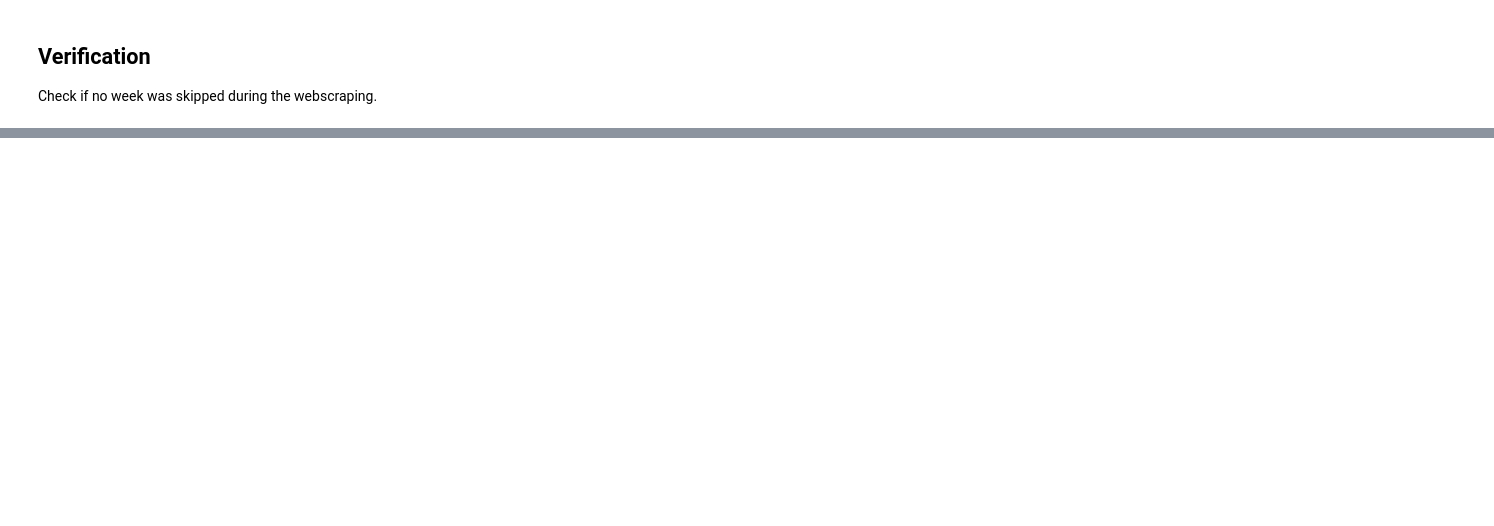
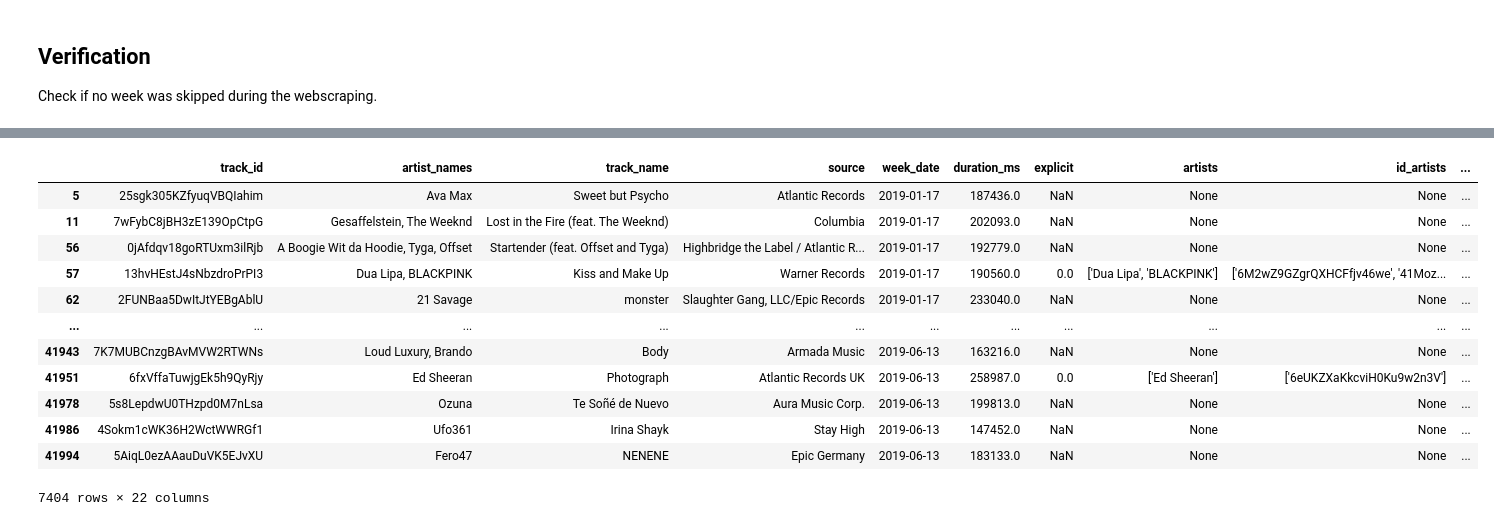
Before and after one commit to Ayabekhtiar/spotify_charts_project, a Jupyter notebook: data_cleaning.ipynb, the cells around one changed output, grey strips where cells are left out. Drawn from its saved outputs; the diff is of its cells as text; code cells hidden in the pictures; blank space fills up the shorter version.

Commit message:
3 medaillons data pipeline + data cleaning step completed

```diff
--- a/data_cleaning.ipynb
+++ b/data_cleaning.ipynb
@@ -85,0 +124,7 @@ Unexpected extra dates:
+# %%
+df_enrichment2_path = os.path.join(DATA_DIR, "bronze", "spotify_top_songs_audio_features.csv")
+df_enrichment2 = pd.read_csv(df_enrichment2_path)
+if "id" in df_enrichment2.columns:
+    # Replace id with track_id
+    df_enrichment2.rename(columns={"id": "track_id"}, inplace=True)
+df_enrichment2.shape, df_enrichment2.columns
@@ -85,0 +138,16 @@ Unexpected extra dates:
+# %%
+# List all dataframes in a kaggle_enrichment3_dir, then add them together to it is one big dataframe
+kaggle_enrichment3_dir = os.path.join(DATA_DIR, "bronze", "kaggle_enrichment3")
+import glob
+
+# List all CSV files in the kaggle_enrichment3_dir
+csv_files = glob.glob(os.path.join(kaggle_enrichment3_dir, "*.csv"))
+
+# Read each CSV file into a DataFrame and collect them in a list
+df_list = [pd.read_csv(f) for f in csv_files]
+
+# Concatenate all DataFrames into a single big DataFrame
+df_enrichment3 = pd.concat(df_list, ignore_index=True)
+
+# Show shape and columns to confirm final structure
+df_enrichment3.shape, df_enrichment3.columns
@@ -85,0 +165,3 @@ Unexpected extra dates:
+# %%
+# Enrich missing values from external enrichment DataFrames using helper from data_cleaning.clean_songs
+songs_gold = fill_missing_from_dfs(songs, columns_to_fill, "track_id", df_enrichment2, df_enrichment3)
@@ -85,0 +175,22 @@ Unexpected extra dates:
+# %%
+# save songs_gold
+if "popularity" in songs_gold.columns:
+    songs_gold.drop(columns=["popularity"], inplace=True)
+songs_gold.to_csv(os.path.join(DATA_DIR, "gold", "songs_with_features.csv"), index=False)
+# %%
+# Show rows with NaN values in songs_gold
+songs_gold[songs_gold.isna().any(axis=1)]
+# %% [output]
+|  | track_id | artist_names | track_name | source | week_date | duration_ms | explicit | artists | id_artists | ... |
+| 5 | 25sgk305KZfyuqVBQIahim | Ava Max | Sweet but Psycho | Atlantic Records | 2019-01-17 | 187436.0 | NaN | None | None | ... |
+| 11 | 7wFybC8jBH3zE139OpCtpG | Gesaffelstein, The Weeknd | Lost in the Fire (feat. The Weeknd) | Columbia | 2019-01-17 | 202093.0 | NaN | None | None | ... |
+| 56 | 0jAfdqv18goRTUxm3ilRjb | A Boogie Wit da Hoodie, Tyga, Offset | Startender (feat. Offset and Tyga) | Highbridge the Label / Atlantic R... | 2019-01-17 | 192779.0 | NaN | None | None | ... |
+| 57 | 13hvHEstJ4sNbzdroPrPI3 | Dua Lipa, BLACKPINK | Kiss and Make Up | Warner Records | 2019-01-17 | 190560.0 | 0.0 | ['Dua Lipa', 'BLACKPINK'] | ['6M2wZ9GZgrQXHCFfjv46we', '41Moz... | ... |
+| 62 | 2FUNBaa5DwItJtYEBgAblU | 21 Savage | monster | Slaughter Gang, LLC/Epic Records | 2019-01-17 | 233040.0 | NaN | None | None | ... |
+| ... | ... | ... | ... | ... | ... | ... | ... | ... | ... | ... |
+| 41943 | 7K7MUBCnzgBAvMVW2RTWNs | Loud Luxury, Brando | Body | Armada Music | 2019-06-13 | 163216.0 | NaN | None | None | ... |
+| 41951 | 6fxVffaTuwjgEk5h9QyRjy | Ed Sheeran | Photograph | Atlantic Records UK | 2019-06-13 | 258987.0 | 0.0 | ['Ed Sheeran'] | ['6eUKZXaKkcviH0Ku9w2n3V'] | ... |
+| 41978 | 5s8LepdwU0THzpd0M7nLsa | Ozuna | Te Soñé de Nuevo | Aura Music Corp. | 2019-06-13 | 199813.0 | NaN | None | None | ... |
+| 41986 | 4Sokm1cWK36H2WctWWRGf1 | Ufo361 | Irina Shayk | Stay High | 2019-06-13 | 147452.0 | NaN | None | None | ... |
+| 41994 | 5AiqL0ezAAauDuVK5EJvXU | Fero47 | NENENE | Epic Germany | 2019-06-13 | 183133.0 | NaN | None | None | ... |
+7404 rows × 22 columns
```
Also changed, not shown: parts of 16 cells of this notebook, 17 other files.
